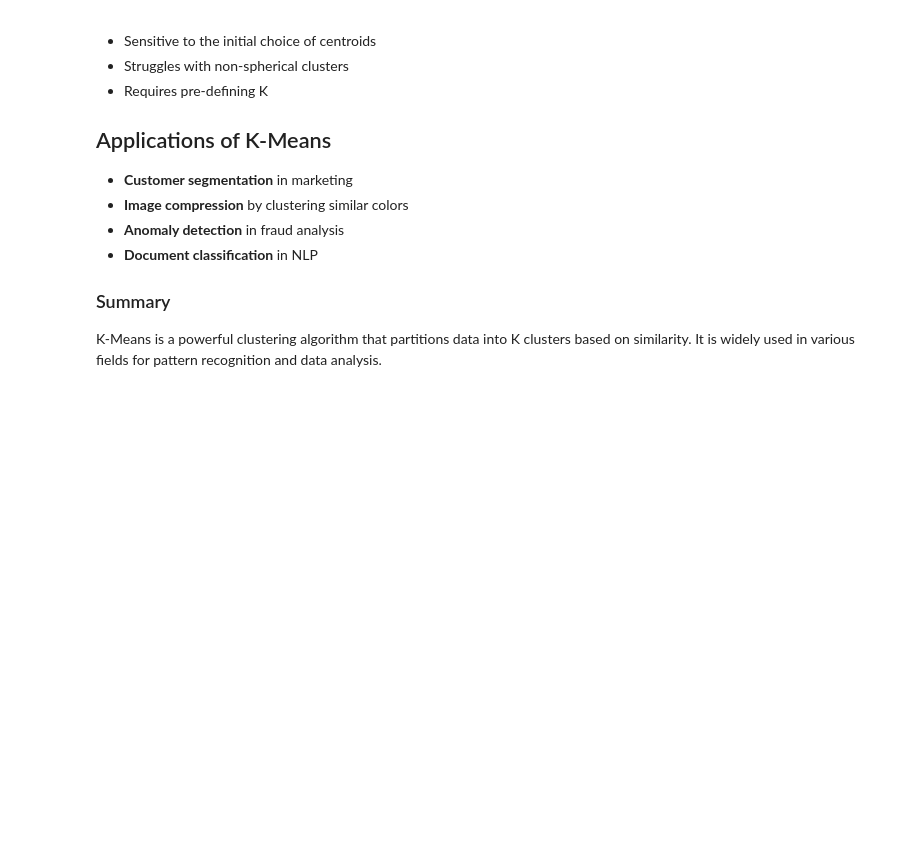
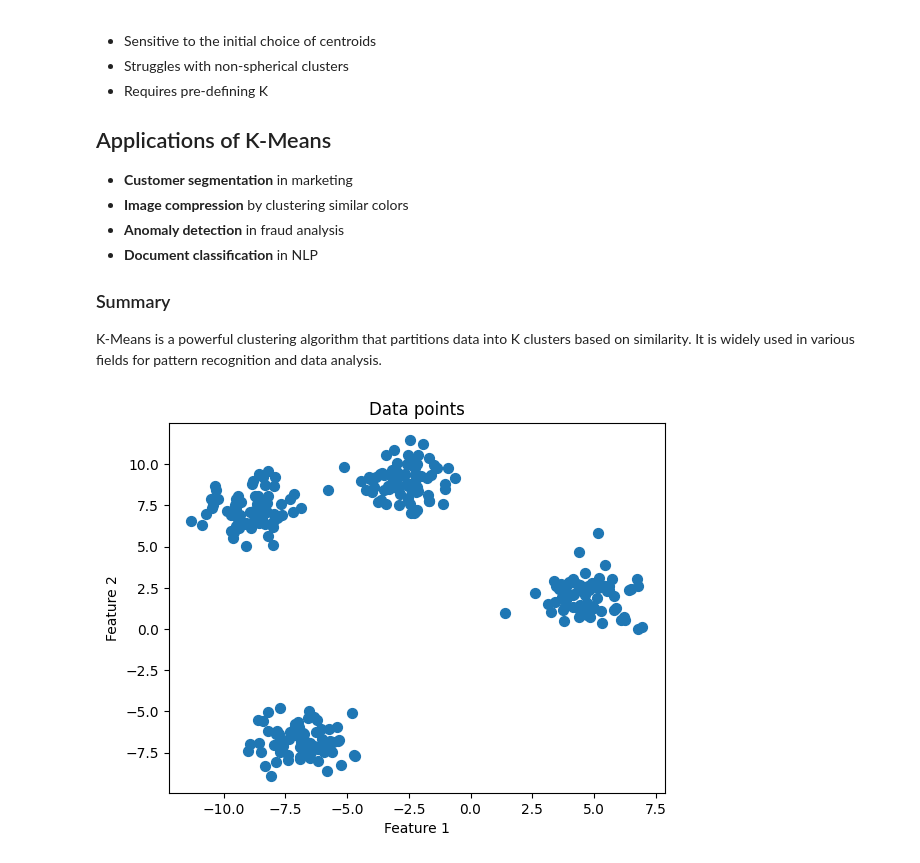
Before and after one commit to samwanyua/Python-for-Deep-Learning, a Jupyter notebook: Tensorflow/K_means_clustering.ipynb, the cells around one changed output. Cells and saved outputs as stored; diff of their text form; code cells hidden in the pictures; blank space fills up the shorter version.

Commit message:
K-means clustering: Visualize the data

```diff
--- a/Tensorflow/K_means_clustering.ipynb
+++ b/Tensorflow/K_means_clustering.ipynb
@@ -93,3 +93,17 @@ import numpy as np
 import matplotlib.pyplot as plt
 from sklearn.datasets import make_blobs
 from sklearn.cluster import KMeans
+# %%
+# Generate synthetic data points
+X,_ = make_blobs(n_samples=300, centers=4, random_state=42)
+#  X contains the generated data points (features). _ (underscore) is used to ignore the cluster labels.
+# %%
+# Plot the data points
+plt.scatter(X[:,0], X[:,1], s=50 )
+# X[:, 0]: Extracts x-coordinates. X[:, 1]: Extracts y-coordinates. s=50: Sets the marker size for better visibility.
+plt.xlabel("Feature 1")
+plt.ylabel("Feature 2")
+plt.title("Data points")
+plt.show()
+# %% [output]
+[figure, added]
```
